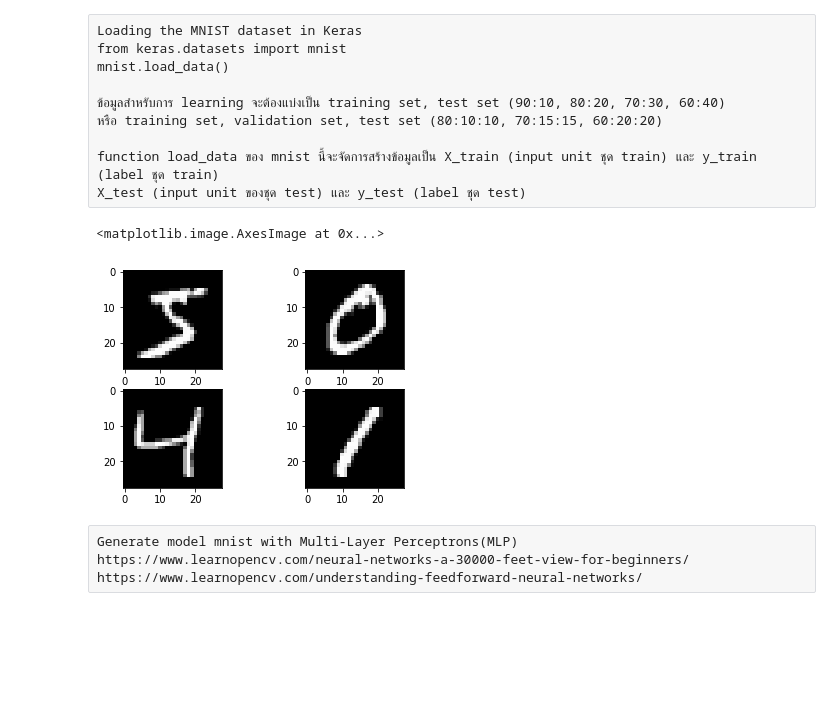
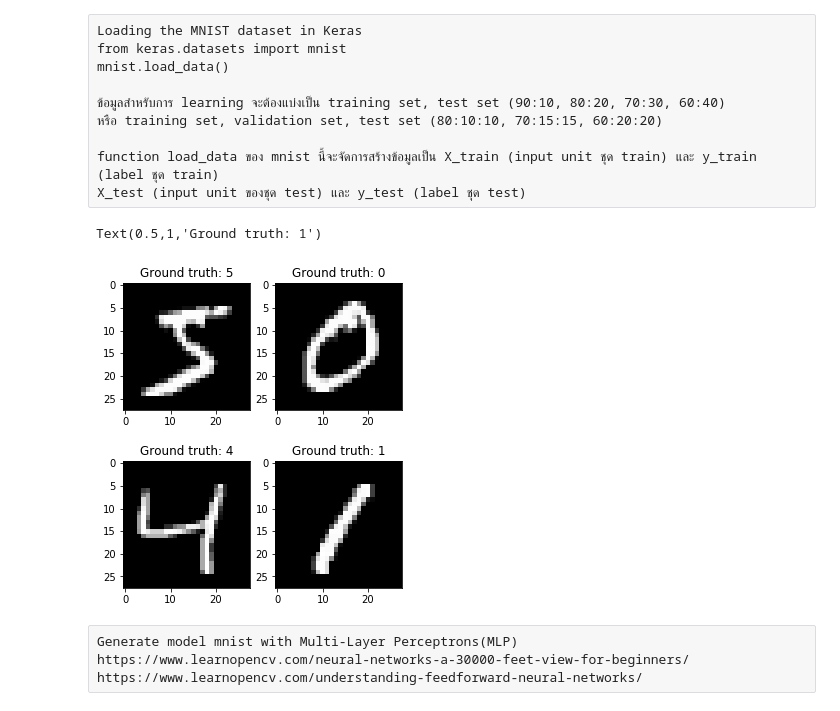
Before and after one commit to rchamchong/DL-Image-Python, a Jupyter notebook: MLPmnist.ipynb, the cells around one changed output. Cells and saved outputs as stored; diff of their text form; code cells hidden in the pictures; blank space fills up the shorter version.

```diff
--- a/MLPmnist.ipynb
+++ b/MLPmnist.ipynb
@@ -13,25 +13,30 @@ X_test (input unit ของชุด test) และ y_test (label ชุด te
 # %%
 %matplotlib inline
 # Plot ad hoc mnist instances
 from keras.datasets import mnist
 import matplotlib.pyplot as plt
 # load (downloaded if needed) the MNIST dataset
 # the data, split between train and test sets
 (X_train, y_train), (X_test, y_test) = mnist.load_data()
 
 # plot 4 images as gray scale (มี 1 channel มีค่าแต่ละ pixel 0-255)
+plt.figure(1,figsize=[5,6])
 plt.subplot(221)
 plt.imshow(X_train[0], cmap=plt.get_cmap('gray'))
+plt.title("Ground truth: %d"% y_train[0])
 plt.subplot(222)
 plt.imshow(X_train[1], cmap=plt.get_cmap('gray'))
+plt.title("Ground truth: %d"% y_train[1])
 plt.subplot(223)
 plt.imshow(X_train[2], cmap=plt.get_cmap('gray'))
+plt.title("Ground truth: %d"% y_train[2])
 plt.subplot(224)
 plt.imshow(X_train[3], cmap=plt.get_cmap('gray'))
+plt.title("Ground truth: %d"% y_train[3])
 # show the plot
 # %% [output]
-<matplotlib.image.AxesImage at 0x...>
+Text(0.5,1,'Ground truth: 1')
-[figure, old version]
+[figure, new version]
 # %% [raw]
 Generate model mnist with Multi-Layer Perceptrons(MLP)
 https://www.learnopencv.com/neural-networks-a-30000-feet-view-for-beginners/
```
Also changed, not shown: parts of 6 cells of this notebook.
